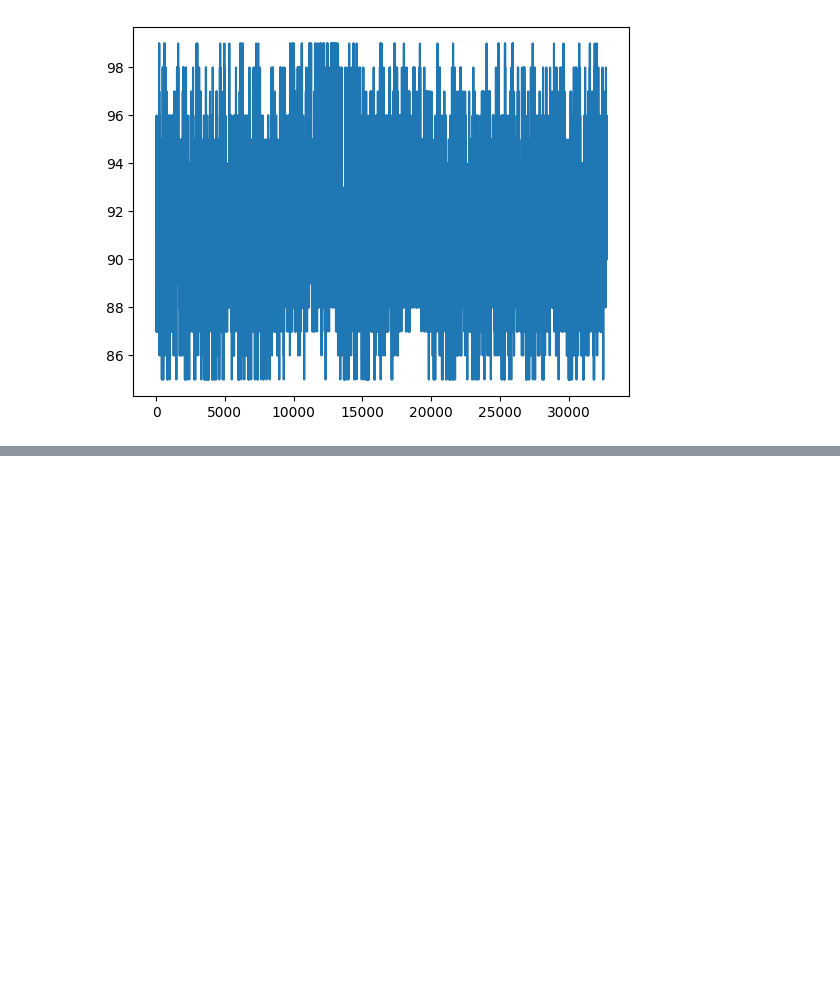
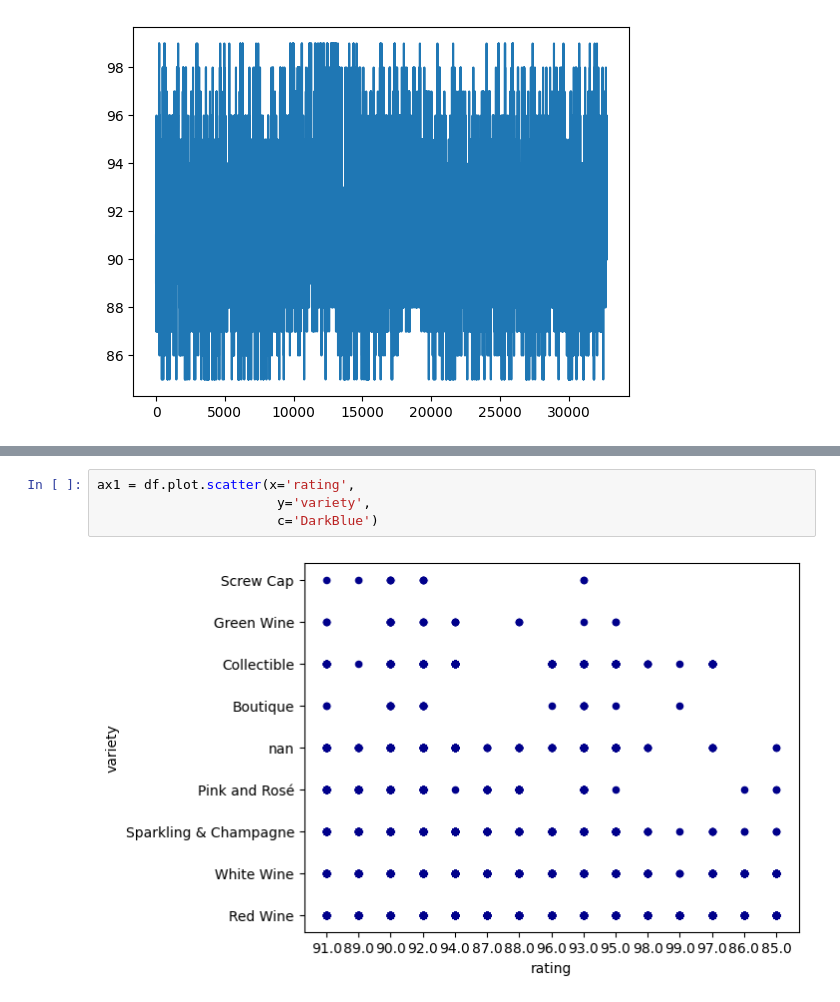
Before and after one commit to SepidehHosseinian/Python-Essentials-for-MLOps, a Jupyter notebook: src/Pandas/WorkingWithDataFrame/visualizing_data_with_pandas.ipynb, the cells around one changed output, grey strips where cells are left out. Cells and saved outputs as stored; diff of their text form; blank space fills up the shorter version.

```diff
--- a/src/Pandas/WorkingWithDataFrame/visualizing_data_with_pandas.ipynb
+++ b/src/Pandas/WorkingWithDataFrame/visualizing_data_with_pandas.ipynb
@@ -63,0 +66,6 @@ TypeError: 'value' must be an instance of str or bytes, not a float
+# %%
+ax1 = df.plot.scatter(x='rating',
+                       y='variety',
+                       c='DarkBlue')
+# %% [output]
+[figure, added]
```
Also changed, not shown: parts of 2 cells of this notebook.
